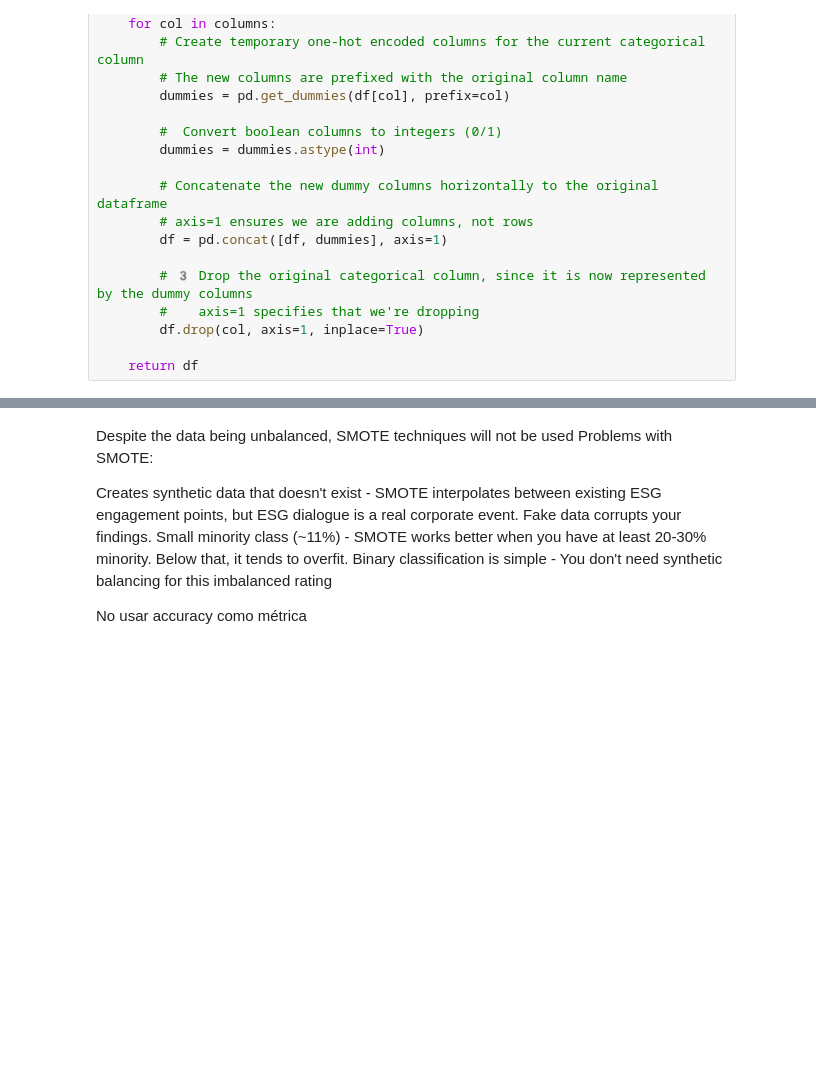
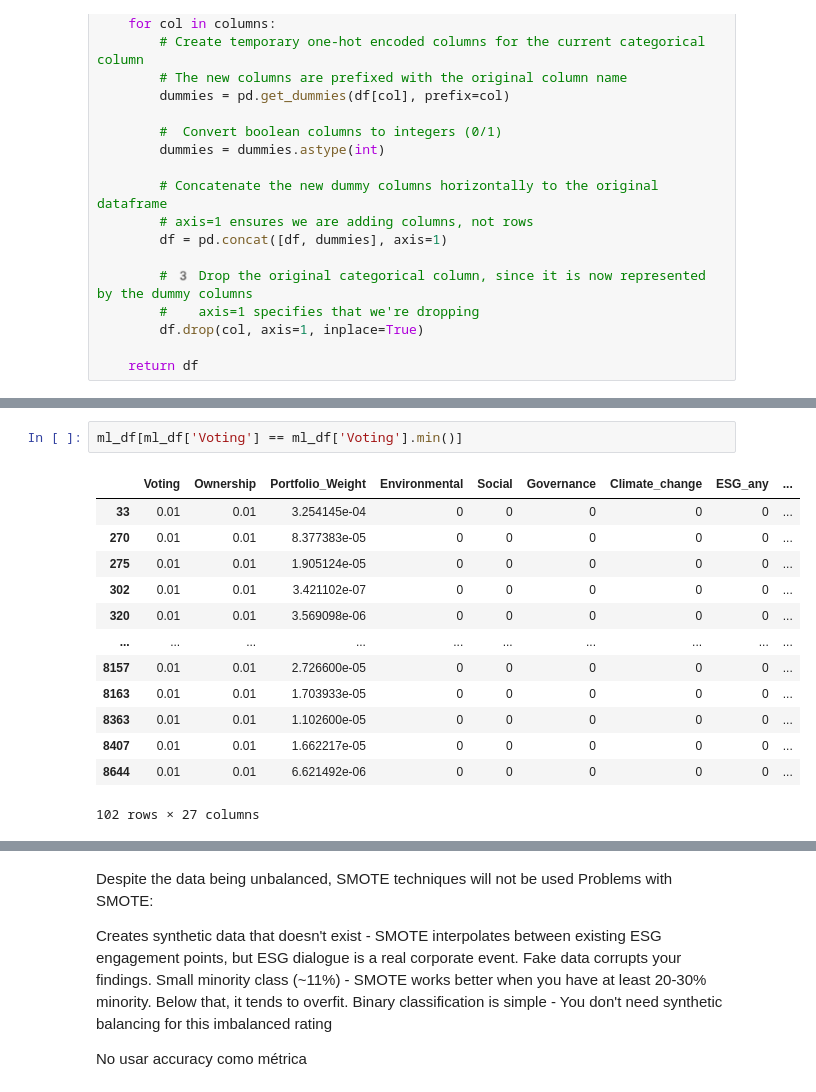
Before and after one commit to JoseBarros23/ESGDataProject_Norwegian_Pension_Fund_Global, a Jupyter notebook: esg_analysis.ipynb, the cells around one changed output, grey strips where cells are left out. Cells and saved outputs as stored; diff of their text form; blank space fills up the shorter version.

```diff
--- a/esg_analysis.ipynb
+++ b/esg_analysis.ipynb
@@ -539,0 +622,16 @@ ml_df.shape
+# %%
+ml_df[ml_df['Voting'] == ml_df['Voting'].min()]
+# %% [output]
+|  | Voting | Ownership | Portfolio_Weight | Environmental | Social | Governance | Climate_change | ESG_any | ... |
+| 33 | 0.01 | 0.01 | 3.254145e-04 | 0 | 0 | 0 | 0 | 0 | ... |
+| 270 | 0.01 | 0.01 | 8.377383e-05 | 0 | 0 | 0 | 0 | 0 | ... |
+| 275 | 0.01 | 0.01 | 1.905124e-05 | 0 | 0 | 0 | 0 | 0 | ... |
+| 302 | 0.01 | 0.01 | 3.421102e-07 | 0 | 0 | 0 | 0 | 0 | ... |
+| 320 | 0.01 | 0.01 | 3.569098e-06 | 0 | 0 | 0 | 0 | 0 | ... |
+| ... | ... | ... | ... | ... | ... | ... | ... | ... | ... |
+| 8157 | 0.01 | 0.01 | 2.726600e-05 | 0 | 0 | 0 | 0 | 0 | ... |
+| 8163 | 0.01 | 0.01 | 1.703933e-05 | 0 | 0 | 0 | 0 | 0 | ... |
+| 8363 | 0.01 | 0.01 | 1.102600e-05 | 0 | 0 | 0 | 0 | 0 | ... |
+| 8407 | 0.01 | 0.01 | 1.662217e-05 | 0 | 0 | 0 | 0 | 0 | ... |
+| 8644 | 0.01 | 0.01 | 6.621492e-06 | 0 | 0 | 0 | 0 | 0 | ... |
+102 rows × 27 columns
```
Also changed, not shown: parts of 15 cells of this notebook.
